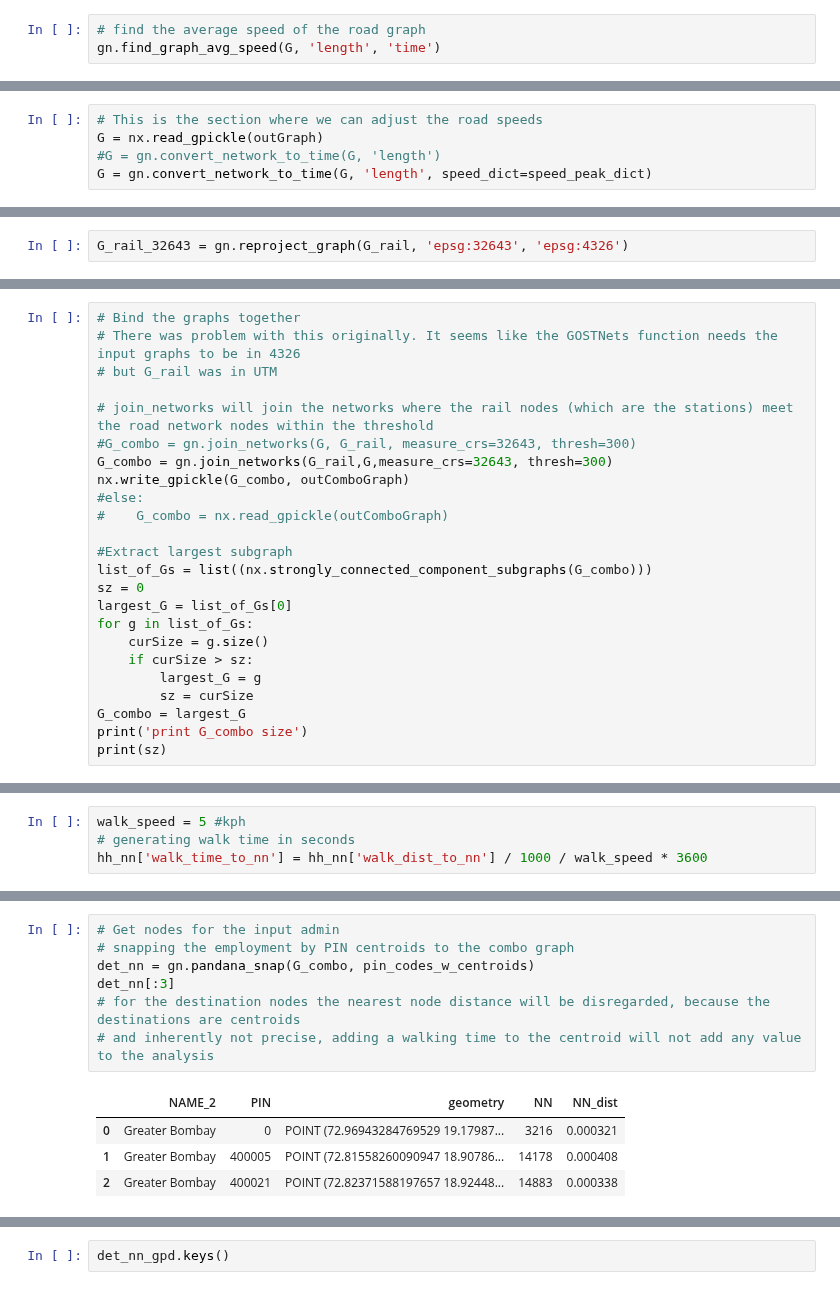
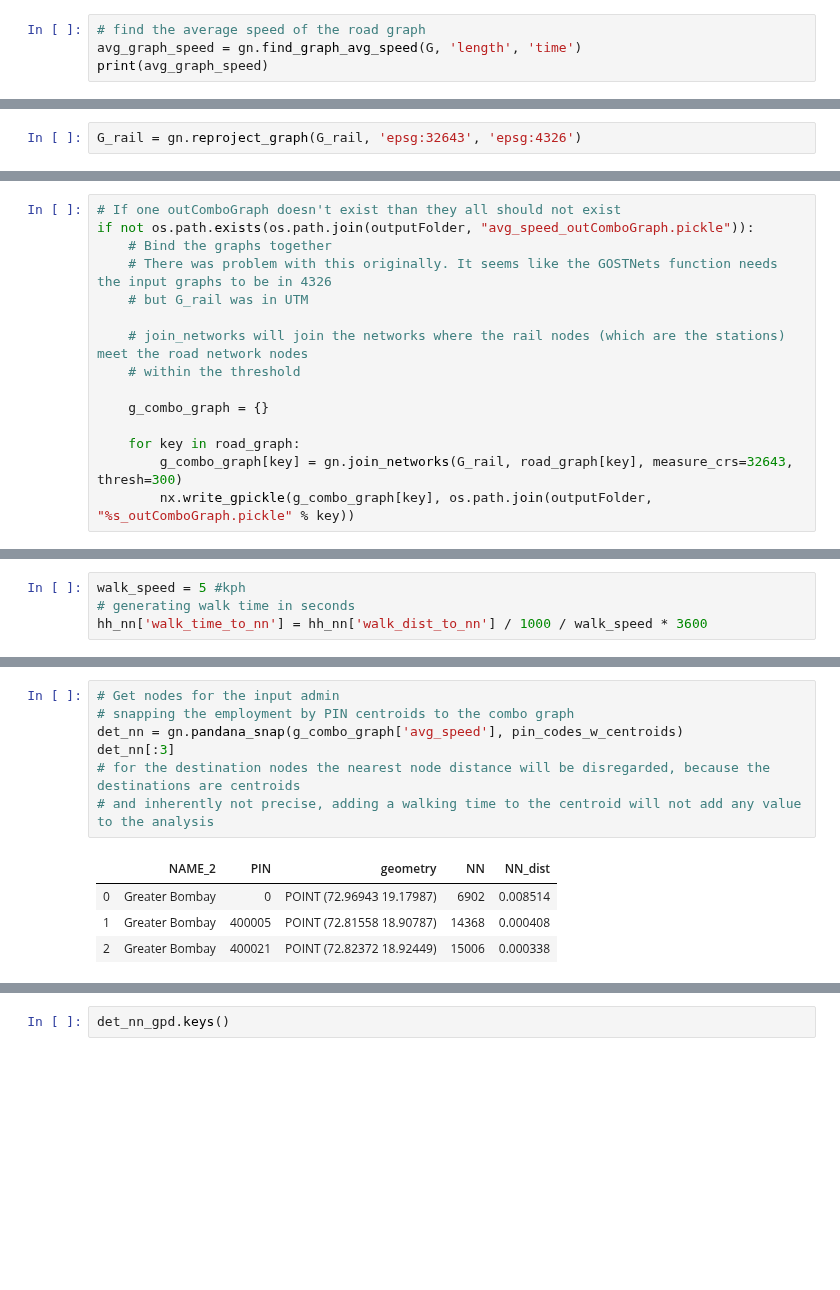
Before and after one commit to worldbank/GOST_PublicGoods, a Jupyter notebook: Implementations/Mumbai_accessibility_analysis/OD_Mumbai_jobs_w_PIN_codes.ipynb, the cells around one changed output, grey strips where cells are left out. Drawn from its saved outputs; the diff is of its cells as text; blank space fills up the shorter version.

```diff
--- a/Implementations/Mumbai_accessibility_analysis/OD_Mumbai_jobs_w_PIN_codes.ipynb
+++ b/Implementations/Mumbai_accessibility_analysis/OD_Mumbai_jobs_w_PIN_codes.ipynb
@@ -134,4 +180,5 @@ else:
 # %%
 # find the average speed of the road graph
-gn.find_graph_avg_speed(G, 'length', 'time')
+avg_graph_speed = gn.find_graph_avg_speed(G, 'length', 'time')
+print(avg_graph_speed)
 # %% [output]
@@ -252,5 +291,0 @@ speed_off_peak_dict
-# %%
-# This is the section where we can adjust the road speeds
-G = nx.read_gpickle(outGraph)
-#G = gn.convert_network_to_time(G, 'length')
-G = gn.convert_network_to_time(G, 'length', speed_dict=speed_peak_dict)
@@ -587,4 +607,4 @@ print(transform(project_WGS_UTM,sample_point))
 # %% [output]
 POINT (72.8305819 18.996213)
 # %%
-G_rail_32643 = gn.reproject_graph(G_rail, 'epsg:32643', 'epsg:4326')
+G_rail = gn.reproject_graph(G_rail, 'epsg:32643', 'epsg:4326')
@@ -679,26 +678,17 @@ for u, v, data in G.edges(data=True):
 # %% [markdown]
 # merge the rail and road networks together
 # %%
-# Bind the graphs together
-# There was problem with this originally. It seems like the GOSTNets function needs the input graphs to be in 4326
-# but G_rail was in UTM
+# If one outComboGraph doesn't exist than they all should not exist
+if not os.path.exists(os.path.join(outputFolder, "avg_speed_outComboGraph.pickle")):
+    # Bind the graphs together
+    # There was problem with this originally. It seems like the GOSTNets function needs the input graphs to be in 4326
+    # but G_rail was in UTM
 
-# join_networks will join the networks where the rail nodes (which are the stations) meet the road network nodes within the threshold
-#G_combo = gn.join_networks(G, G_rail, measure_crs=32643, thresh=300)
-G_combo = gn.join_networks(G_rail,G,measure_crs=32643, thresh=300)
-nx.write_gpickle(G_combo, outComboGraph)
-#else:
-#    G_combo = nx.read_gpickle(outComboGraph)
+    # join_networks will join the networks where the rail nodes (which are the stations) meet the road network nodes
+    # within the threshold
 
-#Extract largest subgraph
-list_of_Gs = list((nx.strongly_connected_component_subgraphs(G_combo)))
-sz = 0
-largest_G = list_of_Gs[0]
-for g in list_of_Gs:
-    curSize = g.size()
-    if curSize > sz:
-        largest_G = g
-        sz = curSize
-G_combo = largest_G
-print('print G_combo size')
-print(sz)
+    g_combo_graph = {}
+
+    for key in road_graph:
+        g_combo_graph[key] = gn.join_networks(G_rail, road_graph[key], measure_crs=32643, thresh=300)
+        nx.write_gpickle(g_combo_graph[key], os.path.join(outputFolder, "%s_outComboGraph.pickle" % key))
@@ -816,14 +788,14 @@ hh_nn[:3]
 # %%
 # Get nodes for the input admin
 # snapping the employment by PIN centroids to the combo graph
-det_nn = gn.pandana_snap(G_combo, pin_codes_w_centroids)
+det_nn = gn.pandana_snap(g_combo_graph['avg_speed'], pin_codes_w_centroids)
 det_nn[:3]
 # for the destination nodes the nearest node distance will be disregarded, because the destinations are centroids
 # and inherently not precise, adding a walking time to the centroid will not add any value to the analysis
 # %% [output]
 |  | NAME_2 | PIN | geometry | NN | NN_dist |
-| 0 | Greater Bombay | 0 | POINT (72.96943284769529 19.17987... | 3216 | 0.000321 |
-| 1 | Greater Bombay | 400005 | POINT (72.81558260090947 18.90786... | 14178 | 0.000408 |
-| 2 | Greater Bombay | 400021 | POINT (72.82371588197657 18.92448... | 14883 | 0.000338 |
+| 0 | Greater Bombay | 0 | POINT (72.96943 19.17987) | 6902 | 0.008514 |
+| 1 | Greater Bombay | 400005 | POINT (72.81558 18.90787) | 14368 | 0.000408 |
+| 2 | Greater Bombay | 400021 | POINT (72.82372 18.92449) | 15006 | 0.000338 |
 # %%
 det_nn = det_nn[['PIN', 'NN', 'geometry']]
```
Also changed, not shown: parts of 96 cells of this notebook, 11 other files.
